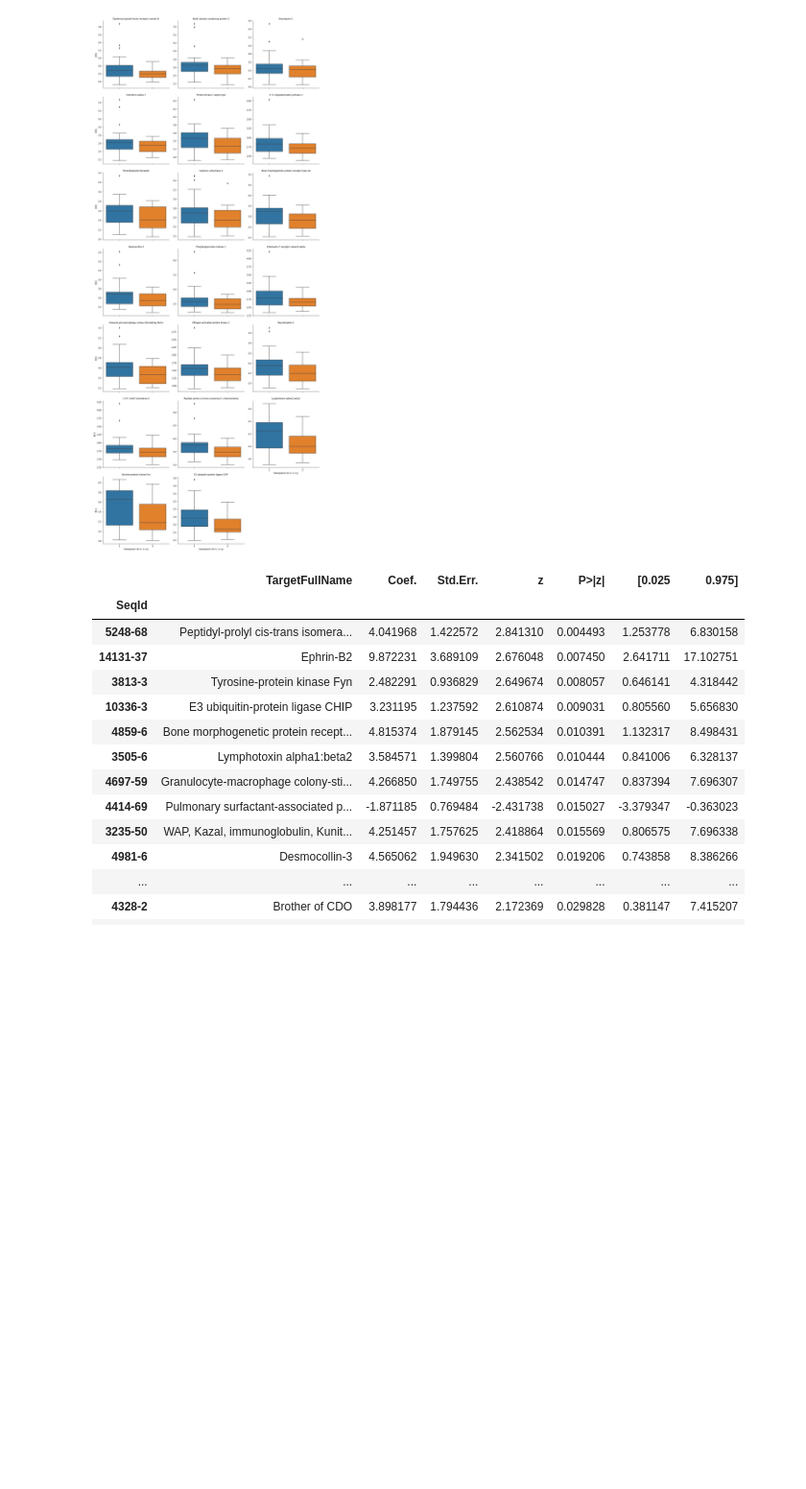
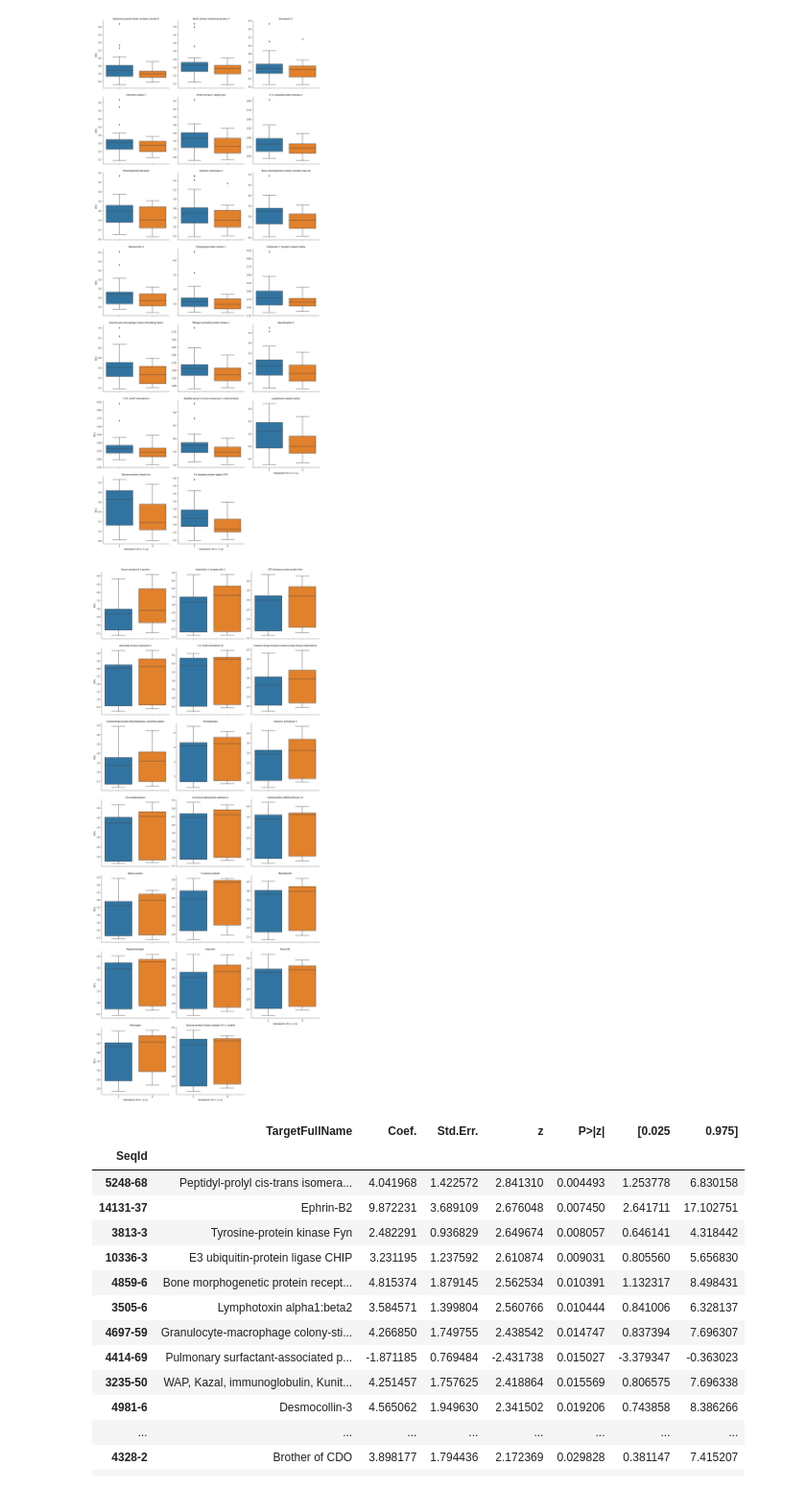
Before and after one commit to knewman55/SAHProject, a Jupyter notebook: SAHData.ipynb, the cells around one changed output. Shown at 96% size. Saved outputs shown, nothing was run; the diff lists cells and outputs as text; code cells hidden in the pictures; blank space fills up the shorter version.

```diff
--- a/SAHData.ipynb
+++ b/SAHData.ipynb
@@ -682,10 +707,10 @@ plt.show()
 # %% [output]
 [figure]
 # %%
-fold_list = list(zip(clean_data.columns.get_level_values('TargetFullName'), fold_change))
-fold_change_sorted = sorted(fold_list, key=lambda x: x[1])
+fold_list_log10 = list(zip(clean_data.columns.get_level_values('TargetFullName'), fold_change))
+fold_change_sorted_log10 = sorted(fold_list_log10, key=lambda x: x[1])
 
-downReg_20 = [name for name, down_change in fold_change_sorted[:20]]
-upReg_20 = [name for name, up_change in fold_change_sorted[1297:1317]]
-upReg_20
+downReg_20_log10 = [name for name, down_change in fold_change_sorted_log10[:20]]
+upReg_20_log10 = [name for name, up_change in fold_change_sorted_log10[1297:1317]]
+downReg_20_log10
 # %% [output]
@@ -733,6 +757,30 @@ upReg_p.set_titles(row_template='{row_name}', col_template='{col_name}')
 plt.show()
 # %% [output]
 [figure]
+# %%
+downReg_df_log10 = (
+    filtered_transformed_data
+        .pick_meta(axis=1, names=['TargetFullName'])
+        .pick_on_meta(axis=1, name='TargetFullName', values=downReg_20_log10)[downReg_20_log10]
+        .reset_index()
+)
+
+
+melted_downReg_df_log10 = pd.melt(downReg_df_log10, value_vars=downReg_20_log10, id_vars='Vasospasm (0=n, 1=y)', value_name='RFU')
+
+downReg_p_log10 = sns.catplot(
+    x='Vasospasm (0=n, 1=y)',
+    y='RFU',
+    col='TargetFullName',
+    data=melted_downReg_df_log10,
+    kind='box',
+    col_wrap=3,
+    sharey=False
+)
+downReg_p_log10.set_titles(row_template='{row_name}', col_template='{col_name}')
+plt.show()
+# %% [output]
+[figure, added]
 # %%
 # Import the libraries that we need for this analysis
 from sklearn.model_selection import train_test_split
```
Also changed, not shown: parts of 10 cells of this notebook.
